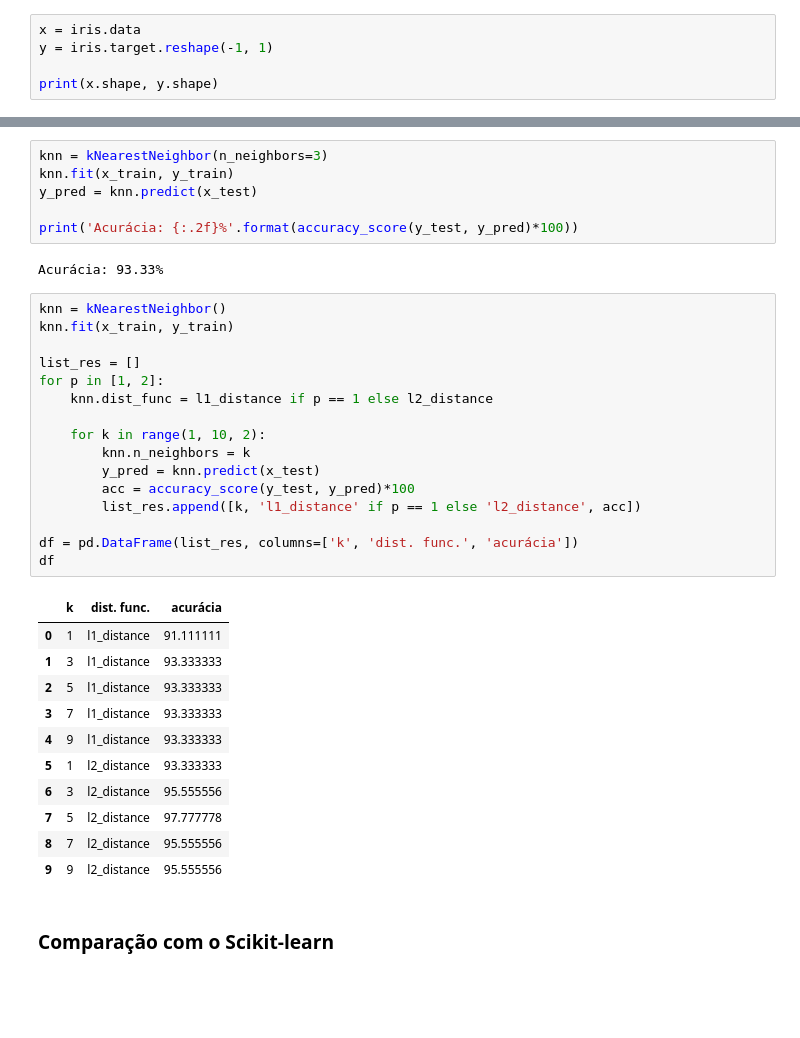
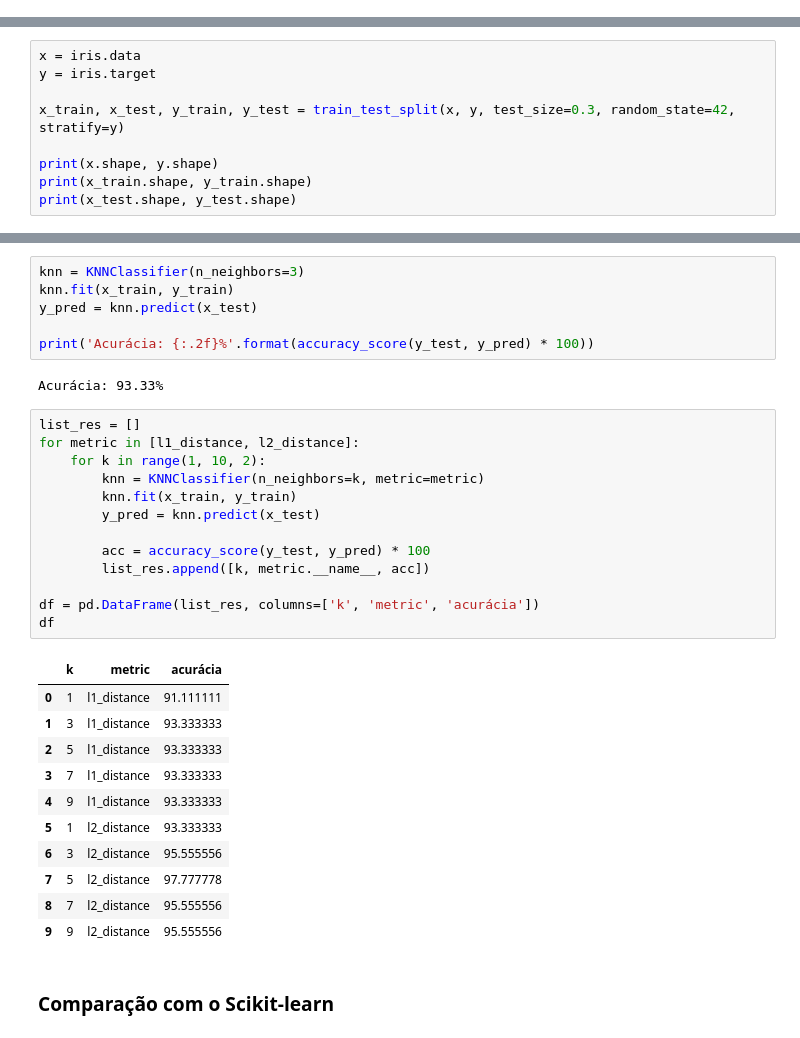
Before and after one commit to arnaldog12/Machine_Learning, a Jupyter notebook: KNN.ipynb, the cells around one changed output, grey strips where cells are left out. Cells and saved outputs as stored; diff of their text form; blank space fills up the shorter version.

```diff
--- a/KNN.ipynb
+++ b/KNN.ipynb
@@ -46,5 +79,0 @@ df.describe()
-# %%
-x = iris.data
-y = iris.target.reshape(-1, 1)
-
-print(x.shape, y.shape)
@@ -94,0 +130,9 @@ class kNearestNeighbor(object):
+# %%
+x = iris.data
+y = iris.target
+
+x_train, x_test, y_train, y_test = train_test_split(x, y, test_size=0.3, random_state=42, stratify=y)
+
+print(x.shape, y.shape)
+print(x_train.shape, y_train.shape)
+print(x_test.shape, y_test.shape)
@@ -95,29 +143,26 @@ class kNearestNeighbor(object):
 # %%
-knn = kNearestNeighbor(n_neighbors=3)
+knn = KNNClassifier(n_neighbors=3)
 knn.fit(x_train, y_train)
 y_pred = knn.predict(x_test)
 
-print('Acurácia: {:.2f}%'.format(accuracy_score(y_test, y_pred)*100))
+print('Acurácia: {:.2f}%'.format(accuracy_score(y_test, y_pred) * 100))
 # %% [output]
 Acurácia: 93.33%
 # %%
-knn = kNearestNeighbor()
-knn.fit(x_train, y_train)
+list_res = []
+for metric in [l1_distance, l2_distance]:
+    for k in range(1, 10, 2):
+        knn = KNNClassifier(n_neighbors=k, metric=metric)
+        knn.fit(x_train, y_train)
+        y_pred = knn.predict(x_test)
 
-list_res = []
-for p in [1, 2]:
-    knn.dist_func = l1_distance if p == 1 else l2_distance
+        acc = accuracy_score(y_test, y_pred) * 100
+        list_res.append([k, metric.__name__, acc])
 
-    for k in range(1, 10, 2):
-        knn.n_neighbors = k
-        y_pred = knn.predict(x_test)
-        acc = accuracy_score(y_test, y_pred)*100
-        list_res.append([k, 'l1_distance' if p == 1 else 'l2_distance', acc])
-
-df = pd.DataFrame(list_res, columns=['k', 'dist. func.', 'acurácia'])
+df = pd.DataFrame(list_res, columns=['k', 'metric', 'acurácia'])
 df
 # %% [output]
-|  | k | dist. func. | acurácia |
+|  | k | metric | acurácia |
 | 0 | 1 | l1_distance | 91.111111 |
 | 1 | 3 | l1_distance | 93.333333 |
 | 2 | 5 | l1_distance | 93.333333 |
```
Also changed, not shown: parts of 31 cells of this notebook.
